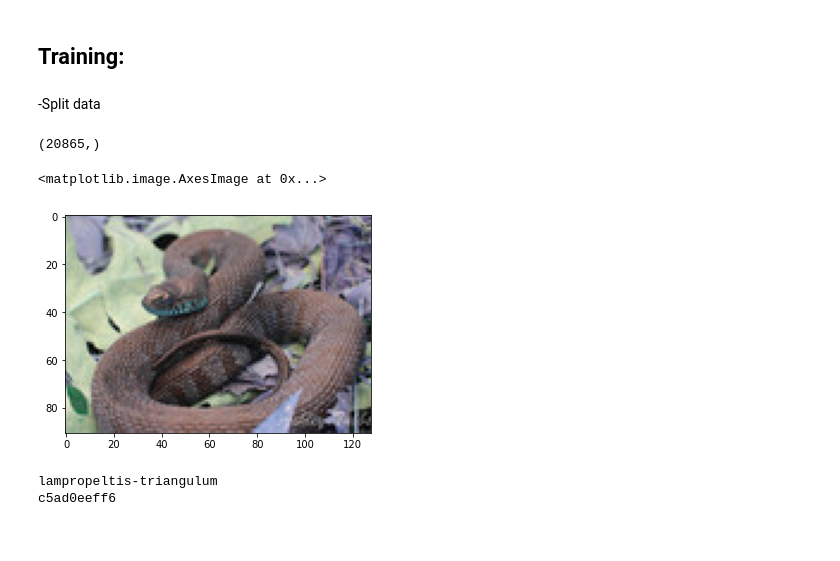
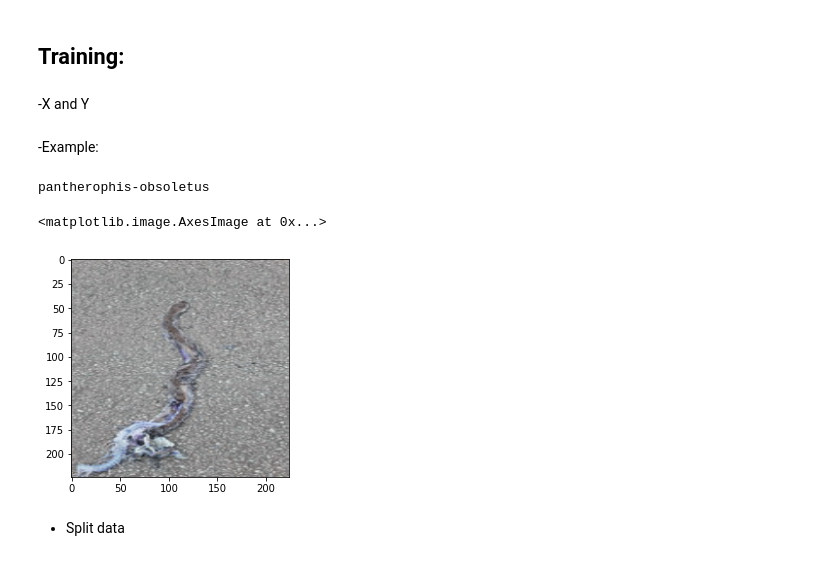
Before and after one commit to deivid-01/ML-snake-classifier, a Jupyter notebook: snake_identifier .ipynb, the cells around one changed output. Drawn from its saved outputs; the diff is of its cells as text; code cells hidden in the pictures.

Commit message:
Split data

```diff
--- a/snake_identifier .ipynb
+++ b/snake_identifier .ipynb
@@ -22,9 +28,3 @@ path = BASE_PATH+"/test/data.csv"
 df = pd.read_csv(path)
 # Dataset is now stored in a Pandas Dataframe
 df['breed_encode'] = LE.fit_transform(df['breed'])
-# %%
-#Test data
-path = "/content/drive/MyDrive/data/data.csv"
-df = pd.read_csv(path)
-# Dataset is now stored in a Pandas Dataframe
-df['breed_encode'] = LE.fit_transform(df['breed'])
@@ -144,21 +106,40 @@ plt.hist(df['breed_encode'])
 [figure]
 # %% [markdown]
 ## Training:
+# %% [markdown]
+-X and Y
+# %%
+def getX():
+  x =np.zeros((len(df['image_id']),224,224,3))
+
+  for i,image_id in enumerate(df['image_id']):
+    #Get path with image_id
+    path  = BASE_PATH+"/test/data/"+image_id+".*"
+    #Search path
+    route = glob.glob(path,recursive=False)
+    if len(route) <= 0:
+      print("Path not found")
+      print(path)
+      break
+    #Get img data
+    img = cv2.imread(route[0])
+    #Resize and save in x
+    x[i,:,:,:] =resize(image = img, output_shape = [224,224,3], anti_aliasing=True)
+  return x
+# %%
+Y=df['breed']
+# %%
+#This cell may take several minutes
+X = getX()
+# %% [markdown]
+-Example:
+# %%
+i = np.random.randint(len(df['breed']))
+print(Y[i])
+plt.imshow(X[i])
+# %% [output]
+pantherophis-obsoletus
+<matplotlib.image.AxesImage at 0x...>
+[figure, added]
 # %% [markdown]
--Split data
+- Split data
-# %%
-y=df['breed']
-# %% [output]
-(20865,)
-# %%
-plt.imshow(images[0])
-# %% [output]
-<matplotlib.image.AxesImage at 0x...>
-[figure, removed]
-# %%
-i = np.random.randint(len(y))
-print(y[i])
-print(df['image_id'][i])
-# %% [output]
-lampropeltis-triangulum
-c5ad0eeff6
```
Also changed, not shown: parts of 11 cells of this notebook, 1 other file.
